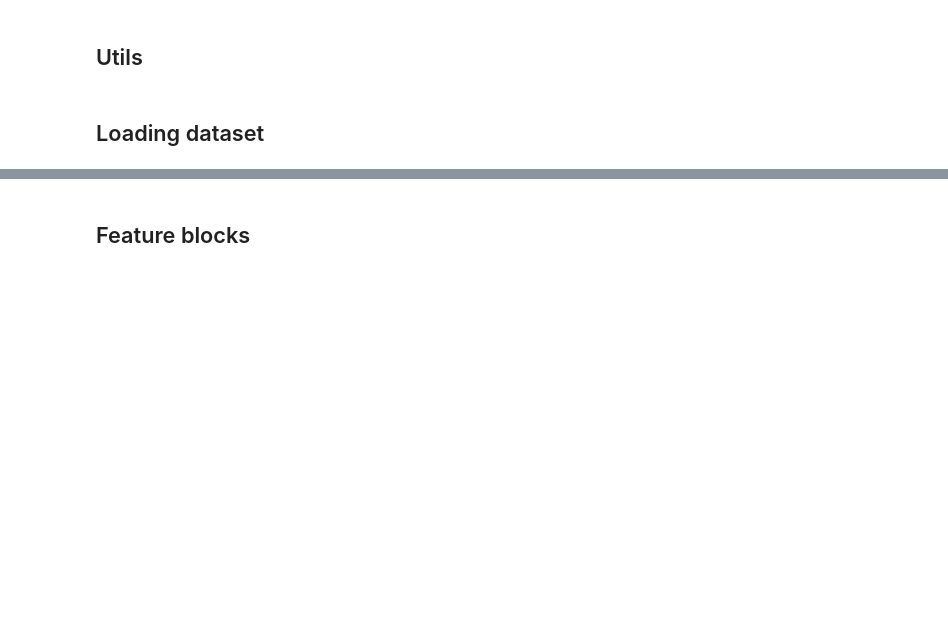
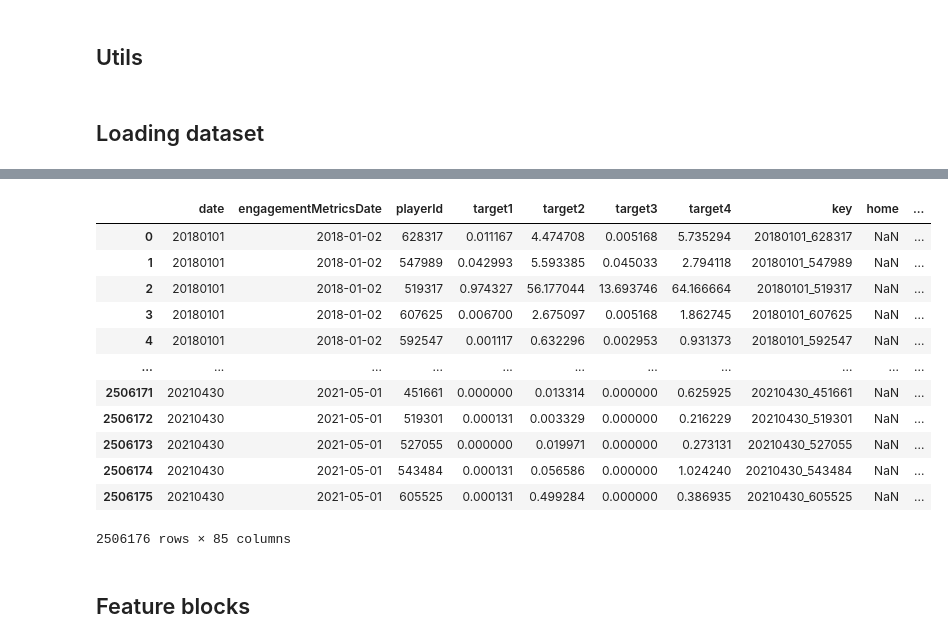
Before and after one commit to azupero/kaggle-MLB-Player-Digital-Engagement-Forecasting, a Jupyter notebook: notebook/nb017_lgb.ipynb, the cells around one changed output, grey strips where cells are left out. Cells and saved outputs as stored; diff of their text form; code cells hidden in the pictures; blank space fills up the shorter version.

```diff
--- a/notebook/nb017_lgb.ipynb
+++ b/notebook/nb017_lgb.ipynb
@@ -162,3 +162,10 @@ class MLBDataset(object):
         # self.train_next = self.train_next[self.train_next["playerId"].isin(target_playerids)].reset_index(drop=True)
 
 mlb_train_ds = MLBDataset(CFG.INPUT_DIR)
+# %%
+df = mlb_train_ds.train_next.copy()
+df["key"] = df["date"].astype(str) + "_" + df["playerId"].astype(str)
+agg_df = mlb_train_ds.train_scores.copy()
+agg_df["key"] = agg_df["date"].astype(str) + "_" + agg_df["playerId"].astype(str)
+agg_df = agg_df.groupby(["key"]).sum().drop(columns=["date", "playerId"])
+agg_df
@@ -164,0 +187,5 @@ mlb_train_ds = MLBDataset(CFG.INPUT_DIR)
+# %%
+%%time
+a = pd.concat([df, agg_df.reindex(df["key"].values).reset_index(drop=True)], axis=1)
+a
+# %% [output]
@@ -165,3 +194,16 @@ mlb_train_ds = MLBDataset(CFG.INPUT_DIR)
+|  | date | engagementMetricsDate | playerId | target1 | target2 | target3 | target4 | key | home | ... |
+| 0 | 20180101 | 2018-01-02 | 628317 | 0.011167 | 4.474708 | 0.005168 | 5.735294 | 20180101_628317 | NaN | ... |
+| 1 | 20180101 | 2018-01-02 | 547989 | 0.042993 | 5.593385 | 0.045033 | 2.794118 | 20180101_547989 | NaN | ... |
+| 2 | 20180101 | 2018-01-02 | 519317 | 0.974327 | 56.177044 | 13.693746 | 64.166664 | 20180101_519317 | NaN | ... |
+| 3 | 20180101 | 2018-01-02 | 607625 | 0.006700 | 2.675097 | 0.005168 | 1.862745 | 20180101_607625 | NaN | ... |
+| 4 | 20180101 | 2018-01-02 | 592547 | 0.001117 | 0.632296 | 0.002953 | 0.931373 | 20180101_592547 | NaN | ... |
+| ... | ... | ... | ... | ... | ... | ... | ... | ... | ... | ... |
+| 2506171 | 20210430 | 2021-05-01 | 451661 | 0.000000 | 0.013314 | 0.000000 | 0.625925 | 20210430_451661 | NaN | ... |
+| 2506172 | 20210430 | 2021-05-01 | 519301 | 0.000131 | 0.003329 | 0.000000 | 0.216229 | 20210430_519301 | NaN | ... |
+| 2506173 | 20210430 | 2021-05-01 | 527055 | 0.000000 | 0.019971 | 0.000000 | 0.273131 | 20210430_527055 | NaN | ... |
+| 2506174 | 20210430 | 2021-05-01 | 543484 | 0.000131 | 0.056586 | 0.000000 | 1.024240 | 20210430_543484 | NaN | ... |
+| 2506175 | 20210430 | 2021-05-01 | 605525 | 0.000131 | 0.499284 | 0.000000 | 0.386935 | 20210430_605525 | NaN | ... |
+2506176 rows × 85 columns
 # %% [markdown]
 ## Feature blocks
 # %%
```
Also changed, not shown: parts of 4 cells of this notebook, 3 other files.
